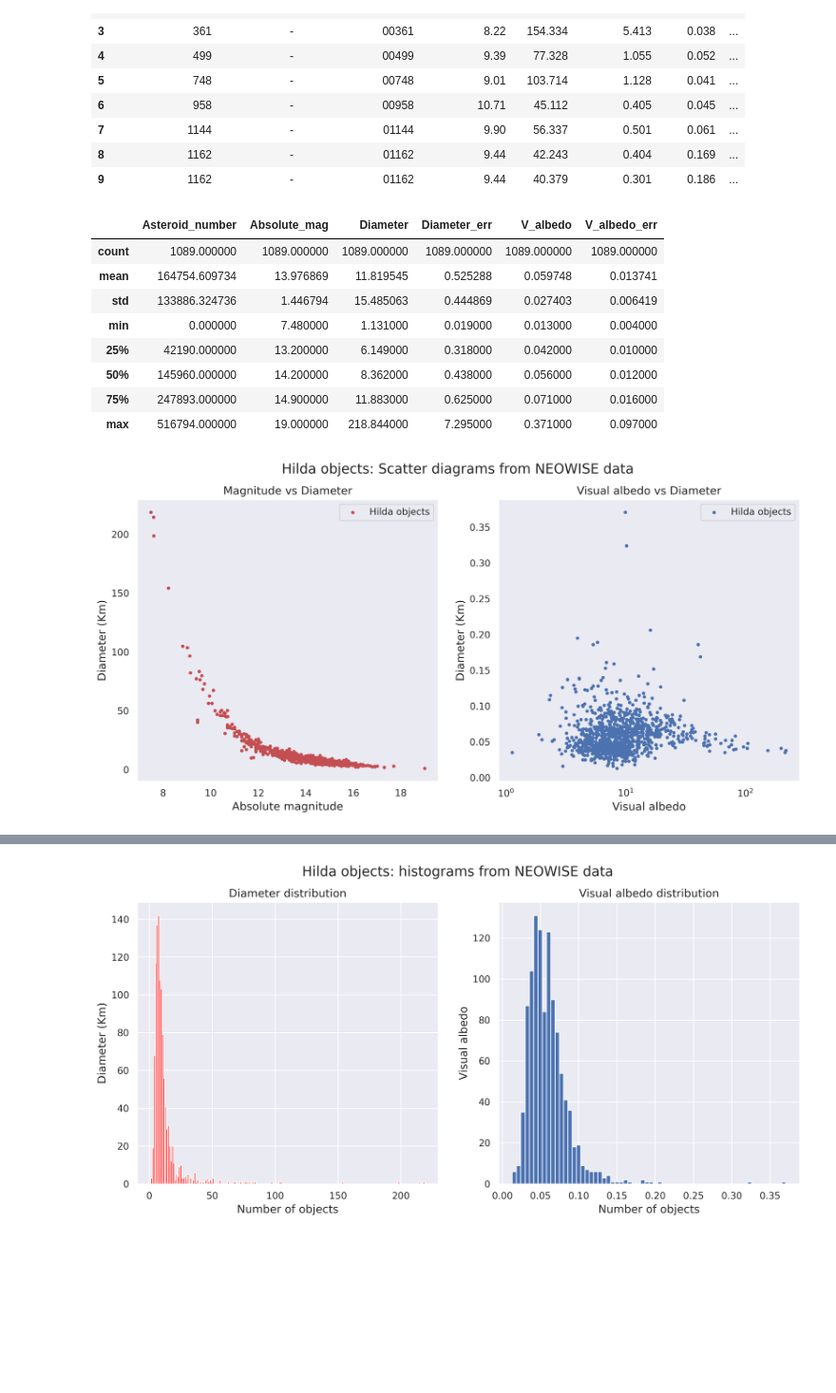
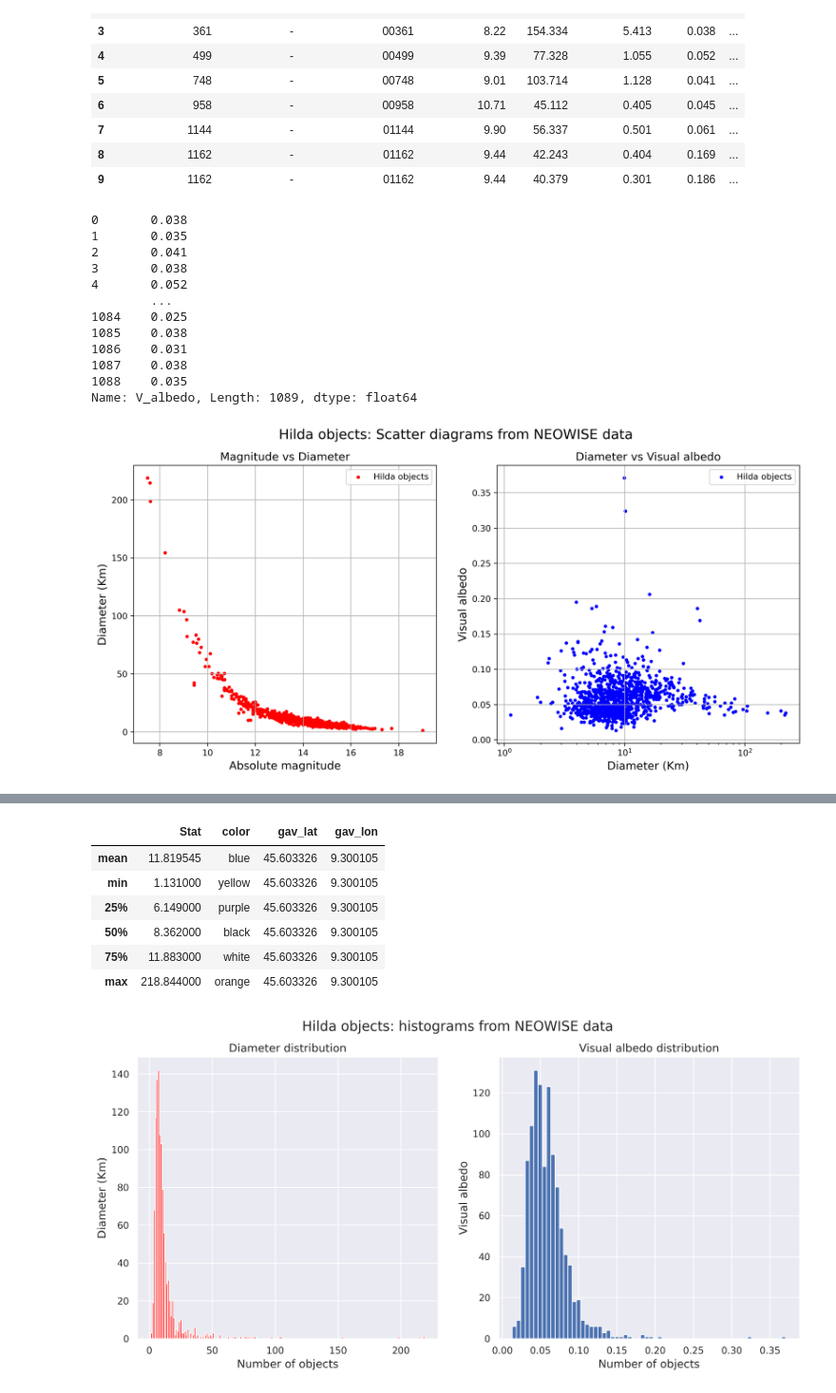
Before and after one commit to alexfum75/Jupiter_Asteroids, a Jupyter notebook: Hilda.ipynb, the cells around one changed output, grey strips where cells are left out. Shown at 95% size. Saved outputs shown, nothing was run; the diff lists cells and outputs as text; code cells hidden in the pictures; blank space fills up the shorter version.

```diff
--- a/Hilda.ipynb
+++ b/Hilda.ipynb
@@ -430,41 +403,44 @@ neo_wise_df.head(10)
 | 8 | 1162 | - | 01162 | 9.44 | 42.243 | 0.404 | 0.169 | ... |
 | 9 | 1162 | - | 01162 | 9.44 | 40.379 | 0.301 | 0.186 | ... |
 # %%
-neo_wise_df.describe()
+neo_wise_df['V_albedo']
 # %% [output]
-|  | Asteroid_number | Absolute_mag | Diameter | Diameter_err | V_albedo | V_albedo_err |
-| count | 1089.000000 | 1089.000000 | 1089.000000 | 1089.000000 | 1089.000000 | 1089.000000 |
-| mean | 164754.609734 | 13.976869 | 11.819545 | 0.525288 | 0.059748 | 0.013741 |
-| std | 133886.324736 | 1.446794 | 15.485063 | 0.444869 | 0.027403 | 0.006419 |
-| min | 0.000000 | 7.480000 | 1.131000 | 0.019000 | 0.013000 | 0.004000 |
-| 25% | 42190.000000 | 13.200000 | 6.149000 | 0.318000 | 0.042000 | 0.010000 |
-| 50% | 145960.000000 | 14.200000 | 8.362000 | 0.438000 | 0.056000 | 0.012000 |
-| 75% | 247893.000000 | 14.900000 | 11.883000 | 0.625000 | 0.071000 | 0.016000 |
-| max | 516794.000000 | 19.000000 | 218.844000 | 7.295000 | 0.371000 | 0.097000 |
+0       0.038
+1       0.035
+2       0.041
+3       0.038
+4       0.052
+        ...
+1084    0.025
+1085    0.038
+1086    0.031
+1087    0.038
+1088    0.035
+Name: V_albedo, Length: 1089, dtype: float64
 # %%
 import matplotlib.pyplot as plt
 fig, ((ax1, ax2)) = plt.subplots(1, 2, figsize=(14, 6), dpi=300)
 
 fig.suptitle('Hilda objects: Scatter diagrams from NEOWISE data', fontsize=16)
 
 ax1.set_title('Magnitude vs Diameter', fontsize=13)
 x = ax1.scatter(neo_wise_df ['Absolute_mag'], neo_wise_df ['Diameter'], color='r', marker=".", label="Hilda objects")
 ax1.set_xlabel("Absolute magnitude", fontsize=13)
 ax1.set_ylabel("Diameter (Km)", fontsize=13)
 ax1.legend()
 ax1.grid()
 
-ax2.set_title('Visual albedo vs Diameter', fontsize=13)
+ax2.set_title('Diameter vs Visual albedo', fontsize=13)
 ax2.set_xscale('log')
 y = ax2.scatter(neo_wise_df ['Diameter'], neo_wise_df ['V_albedo'], color='b', marker=".", label="Hilda objects")
 ax2.grid()
-ax2.set_xlabel("Visual albedo", fontsize=13)
-ax2.set_ylabel("Diameter (Km)", fontsize=13)
+ax2.set_xlabel("Diameter (Km)", fontsize=13)
+ax2.set_ylabel("Visual albedo", fontsize=13)
 ax2.legend()
 
 fig.savefig('figure/hilda_objects_magnitude_albedo_diameter.png', dpi=600)
 # %% [output]
-[figure, old version]
+[figure, new version]
 # %%
 import folium
 from geopy.geocoders import Nominatim
@@ -497,6 +473,16 @@ m.save('figure/hilda_objects_size_on_terrain_folium.html')
 m
 # %% [output]
 [interactive output not drawn]
+# %%
+stat
+# %% [output]
+|  | Stat | color | gav_lat | gav_lon |
+| mean | 11.819545 | blue | 45.603326 | 9.300105 |
+| min | 1.131000 | yellow | 45.603326 | 9.300105 |
+| 25% | 6.149000 | purple | 45.603326 | 9.300105 |
+| 50% | 8.362000 | black | 45.603326 | 9.300105 |
+| 75% | 11.883000 | white | 45.603326 | 9.300105 |
+| max | 218.844000 | orange | 45.603326 | 9.300105 |
 # %%
 import matplotlib.pyplot as plt
 fig, ((ax1, ax2)) = plt.subplots(1, 2, figsize=(14, 6), dpi=300)
```
Also changed, not shown: parts of 10 cells of this notebook.
